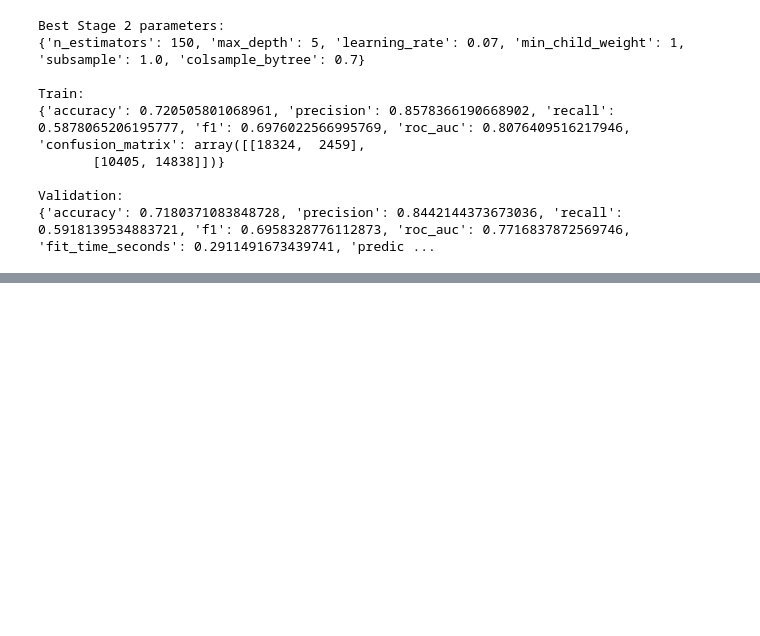
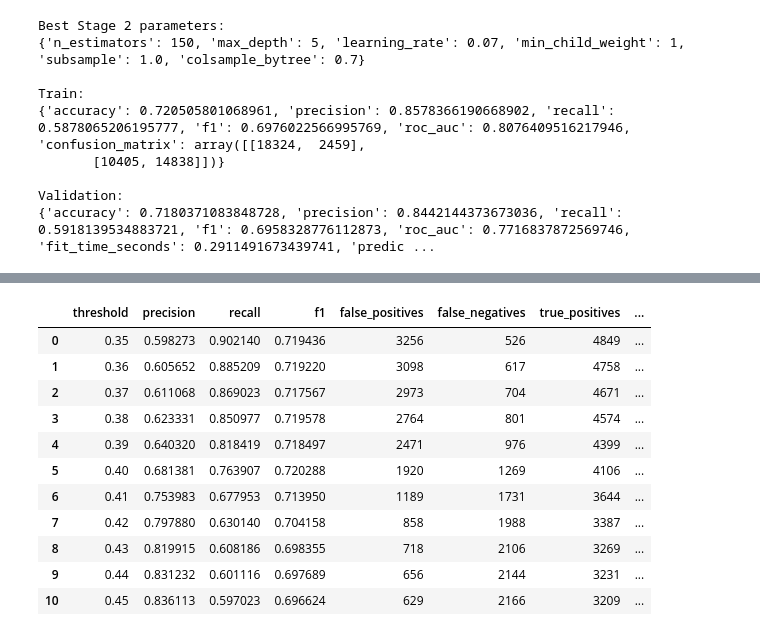
Before and after one commit to elhamrouzban/LogiGuard, a Jupyter notebook: notebooks/06_model_development_and_evaluation.ipynb, the cells around one changed output, grey strips where cells are left out. Drawn from its saved outputs; the diff is of its cells as text; code cells hidden in the pictures; blank space fills up the shorter version.

Commit message:
feature: final threshold analysis on selected xgboost

```diff
--- a/notebooks/06_model_development_and_evaluation.ipynb
+++ b/notebooks/06_model_development_and_evaluation.ipynb
@@ -755,0 +758,4 @@ Validation:
+# %%
+y_val_proba_stage2 = best_xgb_stage2.predict_proba(
+    X_val_prepared
+)[:, 1]
@@ -755,0 +819,53 @@ Validation:
+# %%
+thresholds_refined = np.arange(0.35, 0.451, 0.01)
+
+threshold_refined_results = []
+
+for threshold in thresholds_refined:
+    y_val_pred_threshold = (
+        y_val_proba_stage2 >= threshold
+    ).astype(int)
+
+    tn, fp, fn, tp = confusion_matrix(
+        y_val,
+        y_val_pred_threshold
+    ).ravel()
+
+    threshold_refined_results.append({
+        "threshold": threshold,
+        "precision": precision_score(
+            y_val,
+            y_val_pred_threshold,
+        ),
+        "recall": recall_score(
+            y_val,
+            y_val_pred_threshold,
+        ),
+        "f1": f1_score(
+            y_val,
+            y_val_pred_threshold,
+        ),
+        "false_positives": fp,
+        "false_negatives": fn,
+        "true_positives": tp,
+        "true_negatives": tn,
+    })
+
+threshold_refined_results_df = pd.DataFrame(
+    threshold_refined_results
+)
+
+threshold_refined_results_df
+# %% [output]
+|  | threshold | precision | recall | f1 | false_positives | false_negatives | true_positives | ... |
+| 0 | 0.35 | 0.598273 | 0.902140 | 0.719436 | 3256 | 526 | 4849 | ... |
+| 1 | 0.36 | 0.605652 | 0.885209 | 0.719220 | 3098 | 617 | 4758 | ... |
+| 2 | 0.37 | 0.611068 | 0.869023 | 0.717567 | 2973 | 704 | 4671 | ... |
+| 3 | 0.38 | 0.623331 | 0.850977 | 0.719578 | 2764 | 801 | 4574 | ... |
+| 4 | 0.39 | 0.640320 | 0.818419 | 0.718497 | 2471 | 976 | 4399 | ... |
+| 5 | 0.40 | 0.681381 | 0.763907 | 0.720288 | 1920 | 1269 | 4106 | ... |
+| 6 | 0.41 | 0.753983 | 0.677953 | 0.713950 | 1189 | 1731 | 3644 | ... |
+| 7 | 0.42 | 0.797880 | 0.630140 | 0.704158 | 858 | 1988 | 3387 | ... |
+| 8 | 0.43 | 0.819915 | 0.608186 | 0.698355 | 718 | 2106 | 3269 | ... |
+| 9 | 0.44 | 0.831232 | 0.601116 | 0.697689 | 656 | 2144 | 3231 | ... |
+| 10 | 0.45 | 0.836113 | 0.597023 | 0.696624 | 629 | 2166 | 3209 | ... |
```
Also changed, not shown: parts of 2 cells of this notebook, 1 other file.
